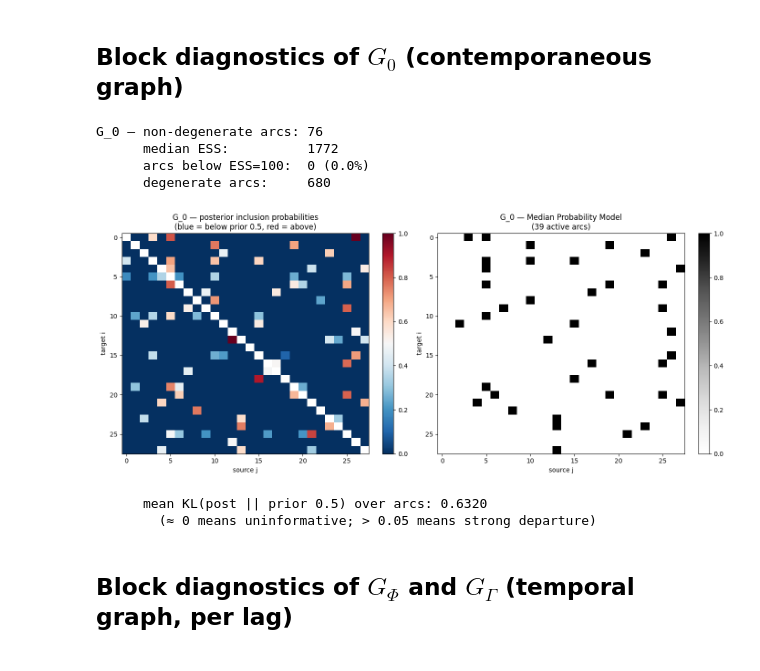
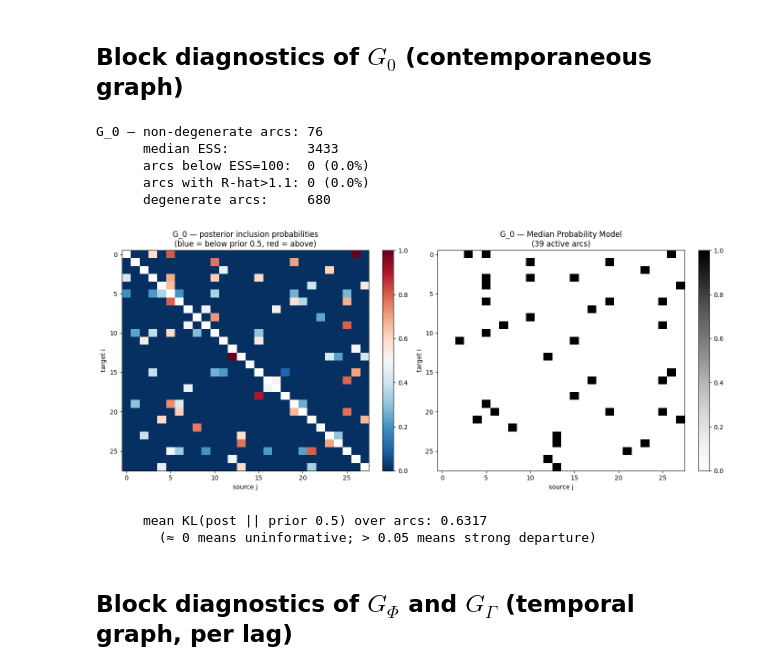
Before and after one commit to Silvia-Guidi/tesi, a Jupyter notebook: notebooks/diagnostics.ipynb, the cells around one changed output. Saved outputs shown, nothing was run; the diff lists cells and outputs as text; code cells hidden in the pictures.

```diff
--- a/notebooks/diagnostics.ipynb
+++ b/notebooks/diagnostics.ipynb
@@ -15,6 +15,7 @@ This notebook produces convergence diagnostics, mixing analysis, and posterior s
 NOTEBOOK_DIR = Path.cwd()
 PROJECT_ROOT = NOTEBOOK_DIR.parent
 SAMPLES_DIR  = PROJECT_ROOT / "outputs"
+OUTPUT_DIR   = PROJECT_ROOT / "outputs"
 
 LAG_LABELS = {0: "lag 1", 1: "lag 7"}
 
@@ -386,71 +651,80 @@ plot_running_means(scalars, DASHBOARD_KEYS,
 # %% [markdown]
 ## Block diagnostics of $G_0$ (contemporaneous graph)
 # %%
-if "G0" in samples:
-    G0 = samples["G0"]                  # (ny, ny, N)
-    ny, _, N = G0.shape
+if "G0" in stacked:
+    G0 = stacked["G0"]                       # (n_chains, ny, ny, N_KEEP)
+    n_chains, ny, _, N_KEEP = G0.shape
+    G0_pool = pool_chains(G0)                # (ny, ny, n_chains * N_KEEP)
+    N_tot = G0_pool.shape[-1]
 
-    # Per-arc inclusion probabilities
-    edge_prob_G0 = G0.mean(axis=2)      # (ny, ny)
+    # Per-arc inclusion probabilities — pooled over chains AND draws.
+    edge_prob_G0 = G0_pool.mean(axis=2)      # (ny, ny)
     np.fill_diagonal(edge_prob_G0, np.nan)
 
-    # Per-arc ESS, masking the diagonal
+    # Per-arc ESS on the POOLED chain (true effective sample size).
     ess_per_arc = np.empty((ny, ny))
     for i in range(ny):
         for j in range(ny):
             if i == j:
                 ess_per_arc[i, j] = np.nan
             else:
-                ess_per_arc[i, j] = ess_geyer(G0[i, j, :].astype(np.float64))
+                ess_per_arc[i, j] = ess_multichain(G0[:, i, j, :].astype(np.float64))
 
-    # Identify degenerate arcs (always 0 or always 1)
-    arc_var = G0.var(axis=2)
+    # Per-arc R-hat — convergence of the edge indicator across chains.
+    rhat_per_arc = np.empty((ny, ny))
+    for i in range(ny):
+        for j in range(ny):
+            rhat_per_arc[i, j] = (np.nan if i == j
+                                  else rhat(G0[:, i, j, :].astype(np.float64)))
+
+    # Degenerate arcs: variance zero across the pooled sample.
+    arc_var = G0_pool.var(axis=2)
     np.fill_diagonal(arc_var, np.nan)
     degenerate_mask = (arc_var == 0)
     n_degenerate = int(np.nansum(degenerate_mask))
 
-    # ESS summary on non-degenerate arcs only
     ess_live = ess_per_arc[~degenerate_mask & ~np.isnan(ess_per_arc)]
+    rhat_live = rhat_per_arc[~degenerate_mask & ~np.isnan(rhat_per_arc)]
     print(f"G_0 — non-degenerate arcs: {ess_live.size}")
     print(f"      median ESS:          {np.median(ess_live):.0f}")
     print(f"      arcs below ESS=100:  {(ess_live < 100).sum()} "
           f"({100*(ess_live < 100).mean():.1f}%)")
+    print(f"      arcs with R-hat>1.1: {(rhat_live > 1.1).sum()} "
+          f"({100*(rhat_live > 1.1).mean():.1f}%)")
     print(f"      degenerate arcs:     {n_degenerate}")
 
-    # --- Heatmap of inclusion probabilities, divergent colormap centered on 0.5
+    # --- Heatmaps: identical to before, computed on the pooled PIP ---
     fig, axes = plt.subplots(1, 2, figsize=(14, 6))
     im0 = axes[0].imshow(edge_prob_G0, cmap="RdBu_r", vmin=0, vmax=1, aspect="auto")
-    axes[0].set_title(f"G_0 — posterior inclusion probabilities\n"
-                      f"(blue = below prior 0.5, red = above)")
+    axes[0].set_title("G_0 — posterior inclusion probabilities\n"
+                      "(blue = below prior 0.5, red = above)")
     axes[0].set_xlabel("source j")
     axes[0].set_ylabel("target i")
     plt.colorbar(im0, ax=axes[0], fraction=0.046)
 
-    # Median Probability Model (MPM)
     G0_mpm = (edge_prob_G0 > 0.5).astype(np.float32)
     n_mpm = int(np.nansum(G0_mpm))
     im1 = axes[1].imshow(G0_mpm, cmap="Greys", vmin=0, vmax=1, aspect="auto")
     axes[1].set_title(f"G_0 — Median Probability Model\n({n_mpm} active arcs)")
     axes[1].set_xlabel("source j")
     axes[1].set_ylabel("target i")
     plt.colorbar(im1, ax=axes[1], fraction=0.046)
-
     fig.tight_layout()
     plt.show()
 
-    # --- KL divergence: how far is the posterior from the prior?
     kl_G0 = kl_bernoulli_to_uniform(edge_prob_G0)
     print(f"      mean KL(post || prior 0.5) over arcs: {np.nanmean(kl_G0):.4f}")
     print(f"        (≈ 0 means uninformative; > 0.05 means strong departure)")
 else:
-    print("G0 not in samples.")
+    print("G0 not in stacked.")
 # %% [output]
 G_0 — non-degenerate arcs: 76
-      median ESS:          1772
+      median ESS:          3433
       arcs below ESS=100:  0 (0.0%)
+      arcs with R-hat>1.1: 0 (0.0%)
       degenerate arcs:     680
-[figure, old version]
+[figure, new version]
-      mean KL(post || prior 0.5) over arcs: 0.6320
+      mean KL(post || prior 0.5) over arcs: 0.6317
         (≈ 0 means uninformative; > 0.05 means strong departure)
 # %% [markdown]
 ## Block diagnostics of $G_Φ$ and $G_\Gamma$ (temporal graph, per lag)
```
Also changed, not shown: parts of 18 cells of this notebook, 8 other files.
